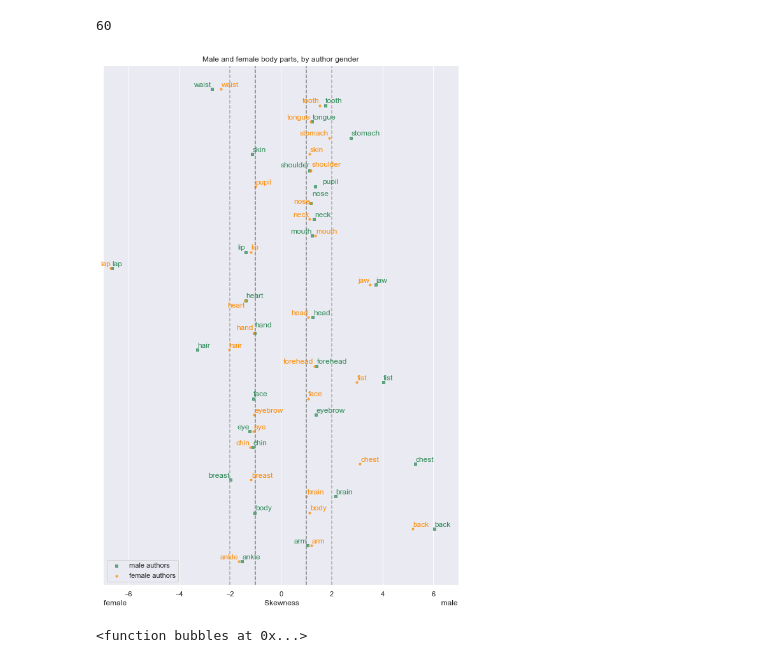
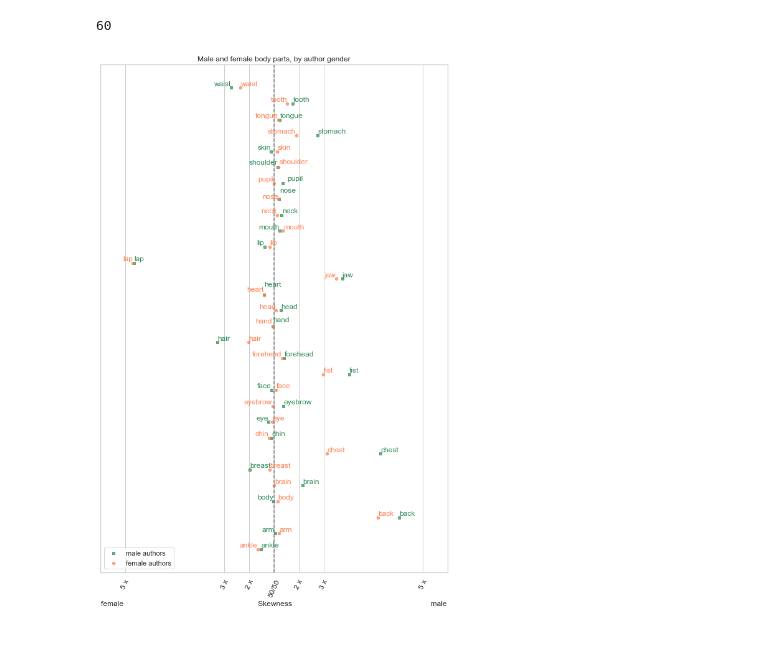
Before and after one commit to thearol/data-science-x-am, a Jupyter notebook: src/talking_bodies1.ipynb, the cells around one changed output. Cells and saved outputs as stored; diff of their text form; code cells hidden in the pictures.

Commit message:
update plot

```diff
--- a/src/talking_bodies1.ipynb
+++ b/src/talking_bodies1.ipynb
@@ -402,6 +402,7 @@ male_authors['skewness_male_authors'] = np.where(male_authors['std_male_owners_m
 male_authors['n'] = range(len(male_authors))
 male_authors['skew_direction'] = np.where(male_authors['skewness_male_authors'] > 0, "male_skew", "female_skew")
 
+male_authors['skewness_male_authors'] = np.where(male_authors['skewness_male_authors'] > 0, male_authors['skewness_male_authors']-1,male_authors['skewness_male_authors']+1)
 #male_authors['abs_skew_male_authors'] = abs(male_authors['skewness_male_authors'])
 
 male_authors.tail()
@@ -417,7 +418,7 @@ female_authors['skewness_female_authors'] = np.where(female_authors['std_male_ow
 female_authors['n'] = range(len(female_authors))
 
 female_authors['skew_direction'] = np.where(female_authors['skewness_female_authors'] > 0, "male_skew", "female_skew")
-female_authors['abs_skew_female_authors'] = abs(female_authors['skewness_female_authors'])
+female_authors['skewness_female_authors'] = np.where(female_authors['skewness_female_authors'] > 0, female_authors['skewness_female_authors']-1,female_authors['skewness_female_authors']+1)
 
 female_authors
 # %% [output]
@@ -444,52 +445,42 @@ len(x)
 # %% [output]
 60
 # %%
-
+sns.set_style("whitegrid")
 x = list(male_authors['skewness_male_authors'])+list(female_authors['skewness_female_authors'])
 y = list(range(0,30))+list(range(0,30))
 fig = plt.figure()
 ax1 = fig.add_subplot(111)
 #fig, ax = plt.subplots()
 
-ax1.scatter(x[:30], y[:30], s=10, c='seagreen', marker="s", label='male authors', alpha = 0.7)
-ax1.scatter(x[30:],y[30:], s=10, c='darkorange', marker="o", label='female authors', alpha = 0.7)
+ax1.scatter(x[:30], y[:30], s=20, c='seagreen', marker="s", label='male authors', alpha = 0.7)
+ax1.scatter(x[30:],y[30:], s=20, c='coral', marker="o", label='female authors', alpha = 0.7)
 
 
 texts = []
 
 for i, txt in enumerate(male_authors.bodypart):
     texts.append(ax1.annotate(txt, (male_authors.skewness_male_authors.iat[i],male_authors.n.iat[i]), color = "seagreen"))
 for i, txt in enumerate(female_authors.bodypart):
-    texts.append(ax1.annotate(txt, (female_authors.skewness_female_authors.iat[i],female_authors.n.iat[i]), color = "darkorange"))
+    texts.append(ax1.annotate(txt, (female_authors.skewness_female_authors.iat[i],female_authors.n.iat[i]), color = "coral"))
 
 adjust_text(texts)
 
 
-#plt.axvline(0, ls = "--", color="black")
-plt.axvline(1, ls = "--", color="grey")
-plt.axvline(-1, ls = "--", color="grey")
-plt.axvline(2, ls = "--", color="darkgrey")
-plt.axvline(-2, ls = "--", color="darkgrey")
+frame1 = plt.gca()
+frame1.axes.yaxis.set_ticklabels([])
+frame1.axes.xaxis.set_ticks([-41, -36, -11, -6, -2, -1, 0, 1, 2, 6, 11])
+frame1.axes.xaxis.set_ticklabels(ticklabels =['40 x','35 x','10 x', '5 x', '3 x', '2 x', '50/50', '2 x', '3 x', '5 x', '10 x'], rotation=65, size=12)
+
+
+plt.axvline(0, ls = "--", color="grey")
+
 plt.legend(loc='lower left');
 plt.title('Male and female body parts, by author gender')
 plt.xlabel('female                                                                Skewness                                                                  male')
 ax1.yaxis.set_visible(False)
 plt.xlim(-7,7)
 fig.set_figheight(15)
 fig.set_figwidth(10)
-plt.savefig('skewness.png')
+plt.savefig('skewness1.png')
 # %% [output]
-[figure, old version]
+[figure, new version]
-# %%
-# import the circlify library
-import circlify
-
-# compute circle positions:
-circles = circlify.circlify(
-    female_authors['abs_skew_female_authors'].tolist(),
-    show_enclosure=False,
-    target_enclosure=circlify.Circle(x=0, y=0, r=1)
-)
-print(circlify.bubbles)
-# %% [output]
-<function bubbles at 0x...>
```
Also changed, not shown: parts of 14 cells of this notebook, 1 other file.
